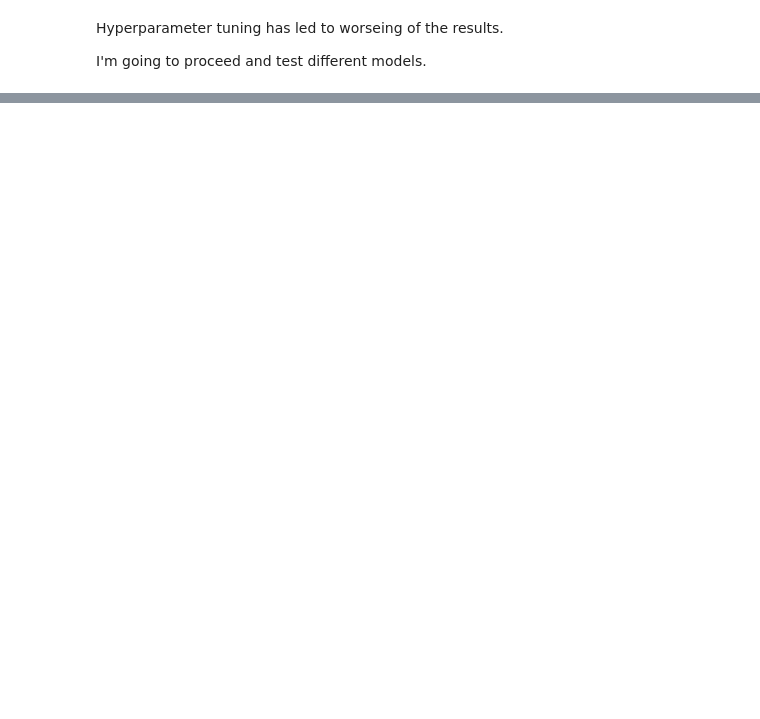
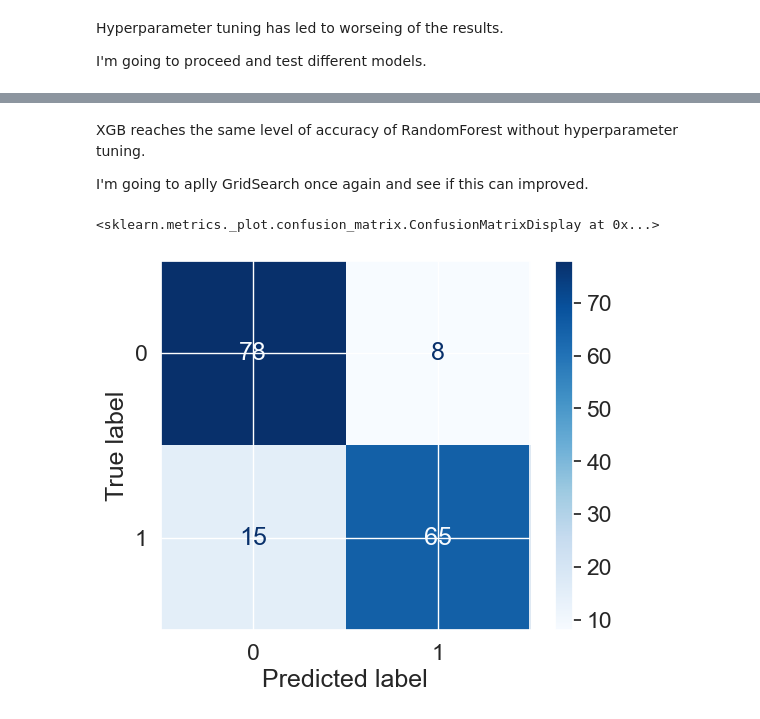
Before and after one commit to MC993/home_loan_approval, a Jupyter notebook: home_loan_notebook.ipynb, the cells around one changed output, grey strips where cells are left out. Drawn from its saved outputs; the diff is of its cells as text; code cells hidden in the pictures; blank space fills up the shorter version.

```diff
--- a/home_loan_notebook.ipynb
+++ b/home_loan_notebook.ipynb
@@ -948,0 +1006,37 @@ InvalidParameterError: The 'max_depth' parameter of RandomForestClassifier must
+# %% [markdown]
+XGB reaches the same level of accuracy of RandomForest without hyperparameter tuning.
+
+I'm going to aplly GridSearch once again and see if this can improved.
+# %%
+#implementing GridSearch to find the best parameters
+
+param_grid = {'max_depth' : range(1, 30)}
+
+grid_search = GridSearchCV(XGBClassifier(), param_grid, cv=5)
+
+grid_search.fit(X_train_scaled, y_train)
+
+best_xgbmodel = grid_search.best_estimator_
+
+best_xgbmodel.fit(X_train_scaled, y_train)
+
+xgb_hyper_predictions = best_xgbmodel.predict(X_test_scaled)
+
+xgb_hyper_df = X_test.copy()
+
+xgb_hyper_df['loan_Y'] = xgb_hyper_predictions
+
+xgb_hyper_df['actual_loan_Y'] = y_test
+
+#creating the confusion matrix
+
+y_true = xgb_hyper_df['actual_loan_Y']
+y_pred = xgb_hyper_df['loan_Y']
+
+cm = confusion_matrix(y_true, y_pred)
+disp = ConfusionMatrixDisplay(confusion_matrix=cm)
+
+disp.plot(cmap='Blues')
+# %% [output]
+<sklearn.metrics._plot.confusion_matrix.ConfusionMatrixDisplay at 0x...>
+[figure, added]
```
Also changed, not shown: parts of 51 cells of this notebook, 1 other file.
